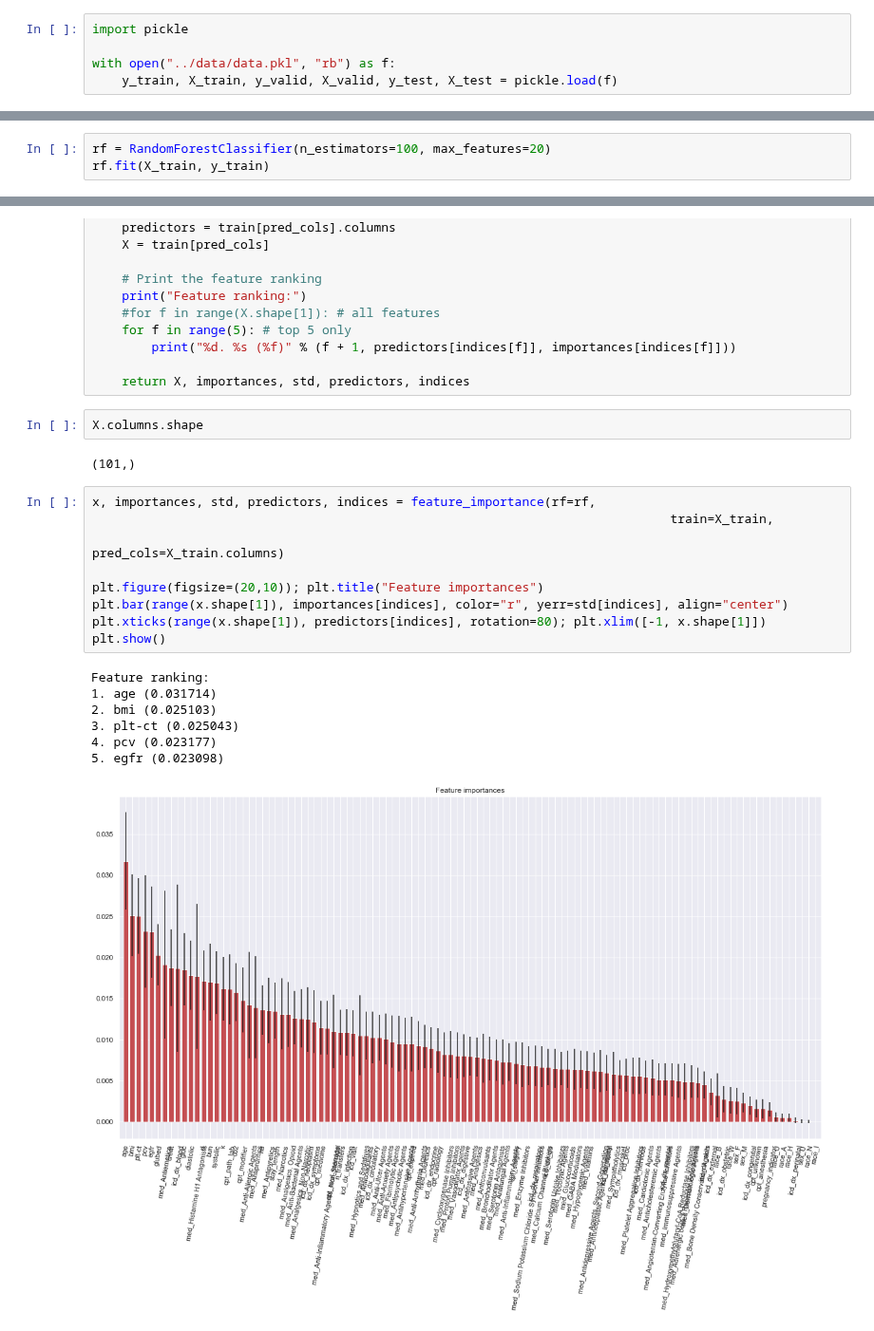
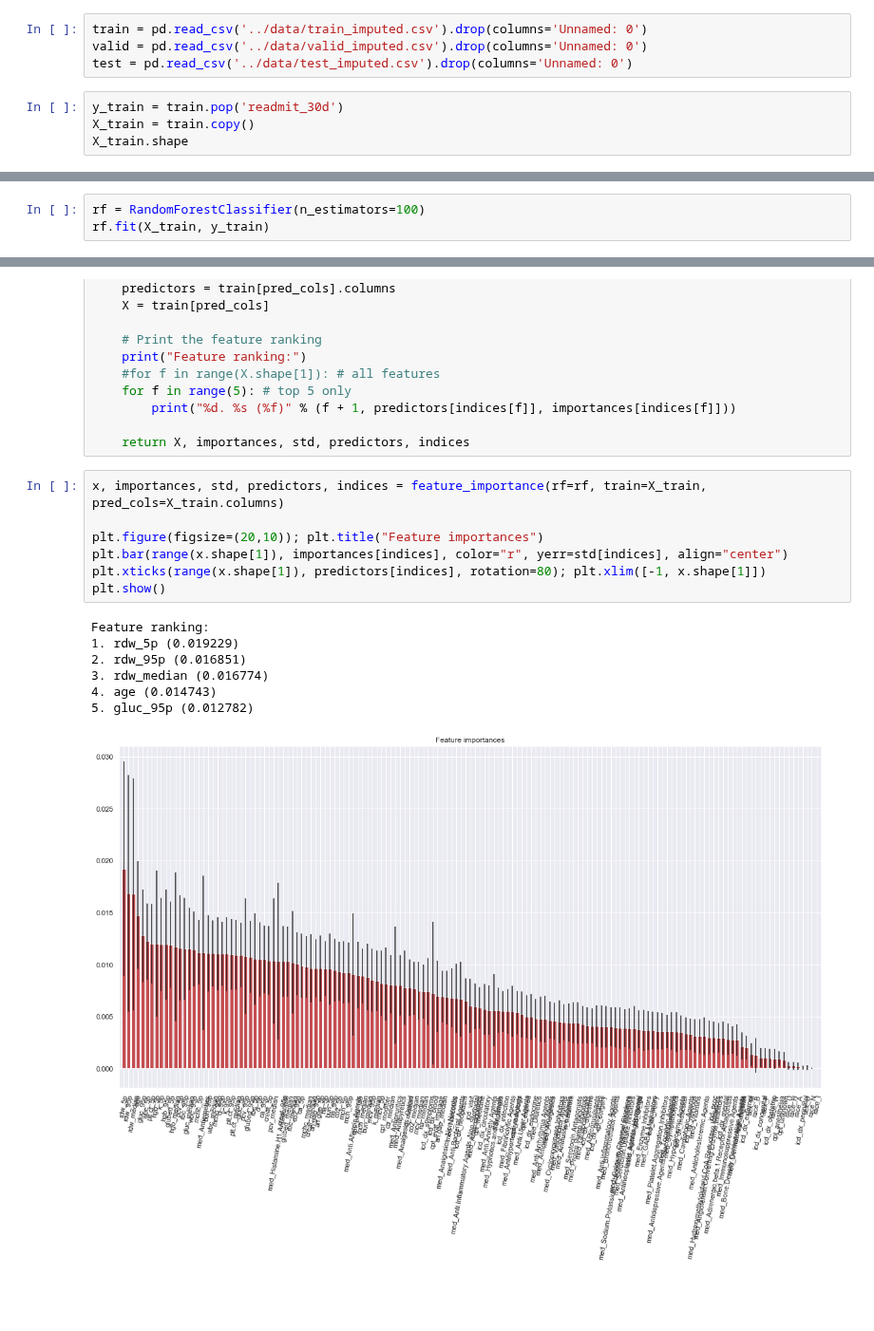
Before and after one commit to alvinjeffery/Bios8366_project, a Jupyter notebook: code/random_forest.ipynb, the cells around one changed output, grey strips where cells are left out. Shown at 95% size. Drawn from its saved outputs; the diff is of its cells as text; blank space fills up the shorter version.

```diff
--- a/code/random_forest.ipynb
+++ b/code/random_forest.ipynb
@@ -15,8 +15,11 @@ from sklearn.ensemble import RandomForestClassifier
 from sklearn.metrics import make_scorer, confusion_matrix, f1_score, roc_auc_score
 # %% [markdown]
 ## Load Data
-# %%
-import pickle
-
-with open("../data/data.pkl", "rb") as f:
-    y_train, X_train, y_valid, X_valid, y_test, X_test = pickle.load(f)
+# %%
+train = pd.read_csv('../data/train_imputed.csv').drop(columns='Unnamed: 0')
+valid = pd.read_csv('../data/valid_imputed.csv').drop(columns='Unnamed: 0')
+test = pd.read_csv('../data/test_imputed.csv').drop(columns='Unnamed: 0')
+# %%
+y_train = train.pop('readmit_30d')
+X_train = train.copy()
+X_train.shape
@@ -128,5 +84,5 @@ array([[2917,   72],
 # %%
-rf = RandomForestClassifier(n_estimators=100, max_features=20)
+rf = RandomForestClassifier(n_estimators=100)
 rf.fit(X_train, y_train)
 # %% [output]
 RandomForestClassifier(bootstrap=True, class_weight=None, criterion='gini',
@@ -161,24 +117,18 @@ def feature_importance(rf, train, pred_cols):
         print("%d. %s (%f)" % (f + 1, predictors[indices[f]], importances[indices[f]]))
 
     return X, importances, std, predictors, indices
-# %%
-X.columns.shape
-# %% [output]
-(101,)
 # %%
-x, importances, std, predictors, indices = feature_importance(rf=rf,
-                                                                              train=X_train,
-                                                                              pred_cols=X_train.columns)
+x, importances, std, predictors, indices = feature_importance(rf=rf, train=X_train, pred_cols=X_train.columns)
 
 plt.figure(figsize=(20,10)); plt.title("Feature importances")
 plt.bar(range(x.shape[1]), importances[indices], color="r", yerr=std[indices], align="center")
 plt.xticks(range(x.shape[1]), predictors[indices], rotation=80); plt.xlim([-1, x.shape[1]])
 plt.show()
 # %% [output]
 Feature ranking:
-1. age (0.031714)
-2. bmi (0.025103)
-3. plt-ct (0.025043)
-4. pcv (0.023177)
-5. egfr (0.023098)
+1. rdw_5p (0.019229)
+2. rdw_95p (0.016851)
+3. rdw_median (0.016774)
+4. age (0.014743)
+5. gluc_95p (0.012782)
-[figure, old version]
+[figure, new version]
```
Also changed, not shown: parts of 24 cells of this notebook.
